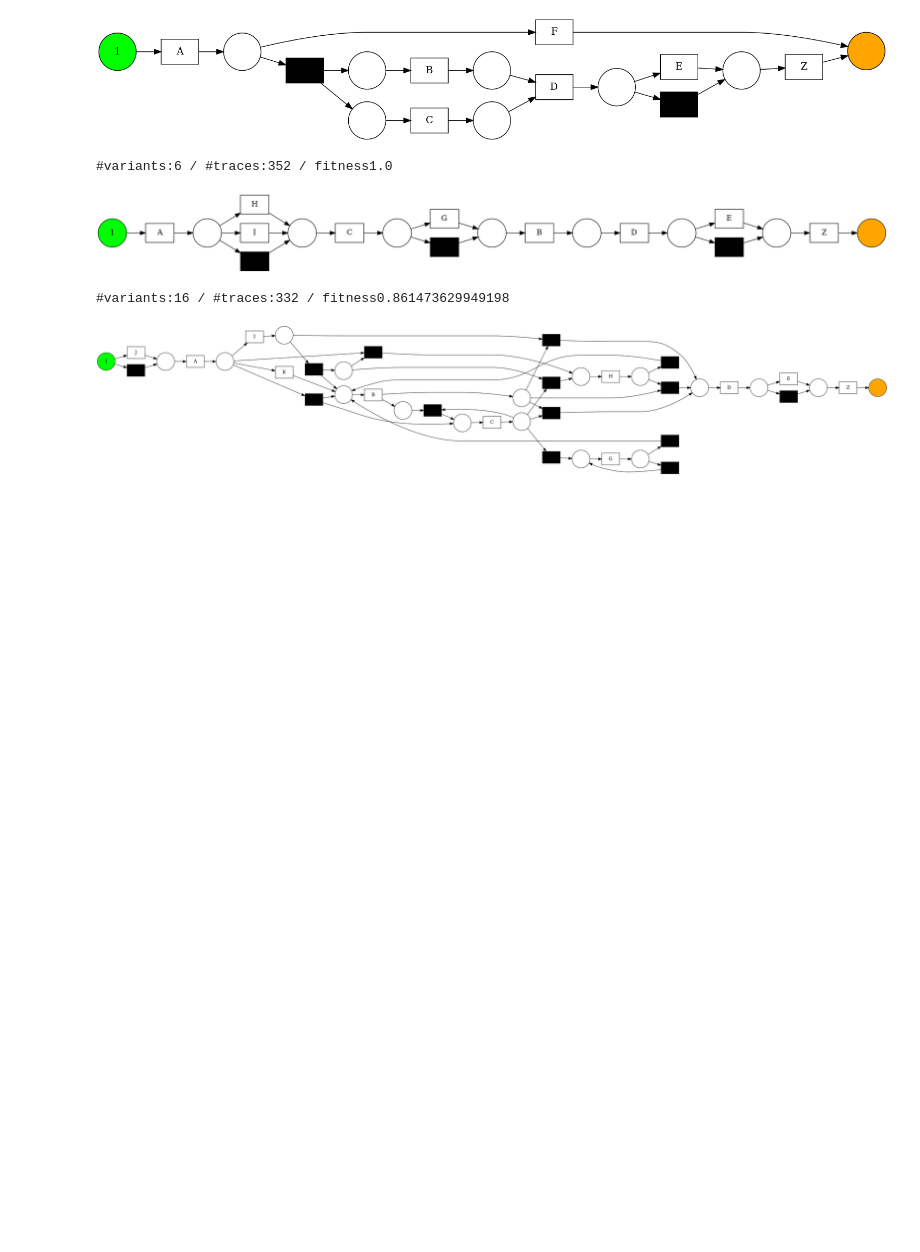
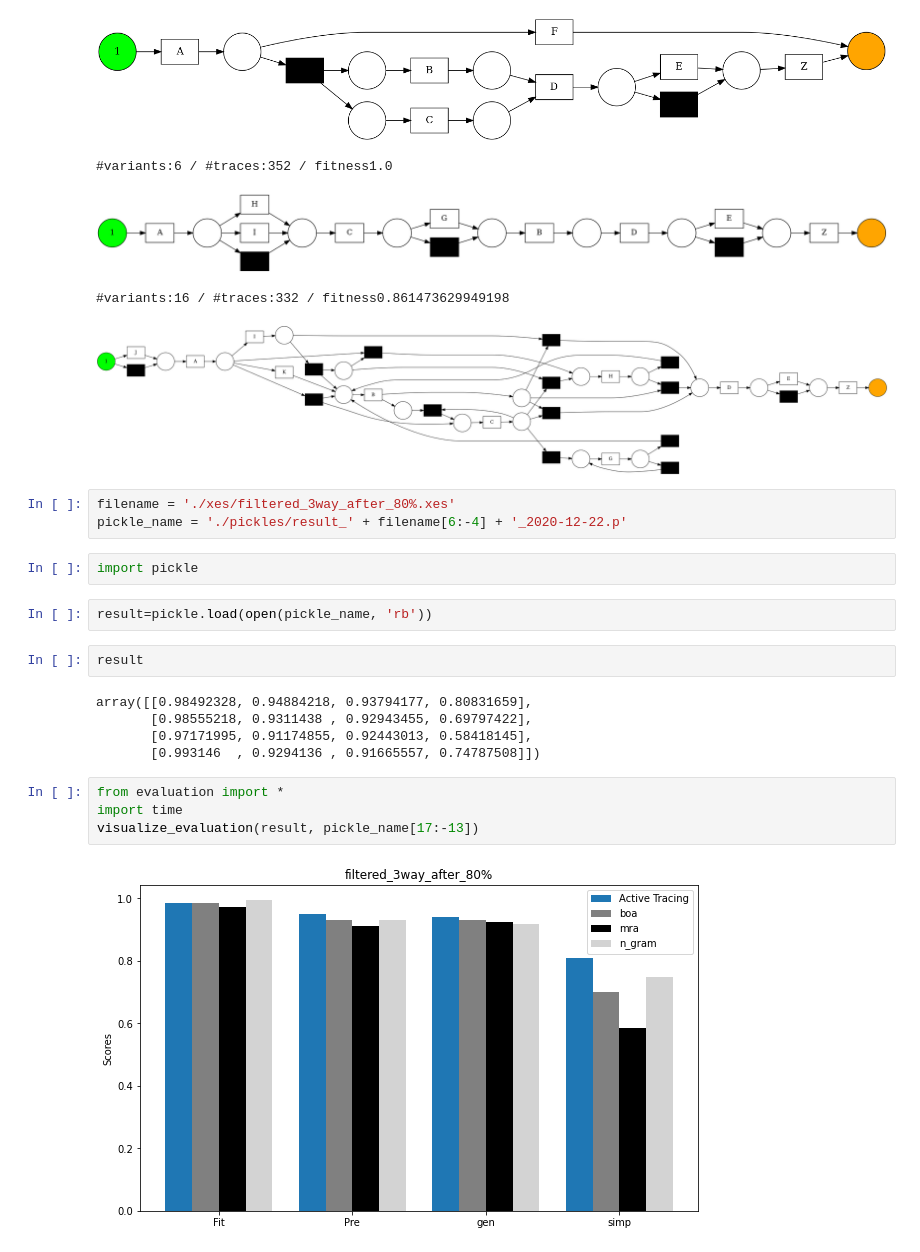
Before and after one commit to bbk0529/seminar_ML_application, a Jupyter notebook: Seminar paper (Implementation).ipynb, the cells around one changed output. Cells and saved outputs as stored; diff of their text form; blank space fills up the shorter version.

```diff
--- a/Seminar paper (Implementation).ipynb
+++ b/Seminar paper (Implementation).ipynb
@@ -277,3 +278,23 @@ visualization of each cluster in CS
 [figure]
 #variants:16 / #traces:332 / fitness0.861473629949198
 [figure]
+# %%
+filename = './xes/filtered_3way_after_80%.xes'
+pickle_name = './pickles/result_' + filename[6:-4] + '_2020-12-22.p'
+# %%
+import pickle
+# %%
+result=pickle.load(open(pickle_name, 'rb'))
+# %%
+result
+# %% [output]
+array([[0.98492328, 0.94884218, 0.93794177, 0.80831659],
+       [0.98555218, 0.9311438 , 0.92943455, 0.69797422],
+       [0.97171995, 0.91174855, 0.92443013, 0.58418145],
+       [0.993146  , 0.9294136 , 0.91665557, 0.74787508]])
+# %%
+from evaluation import *
+import time
+visualize_evaluation(result, pickle_name[17:-13])
+# %% [output]
+[figure, added]
```
Also changed, not shown: parts of 1 cell of this notebook, 20 other files.
